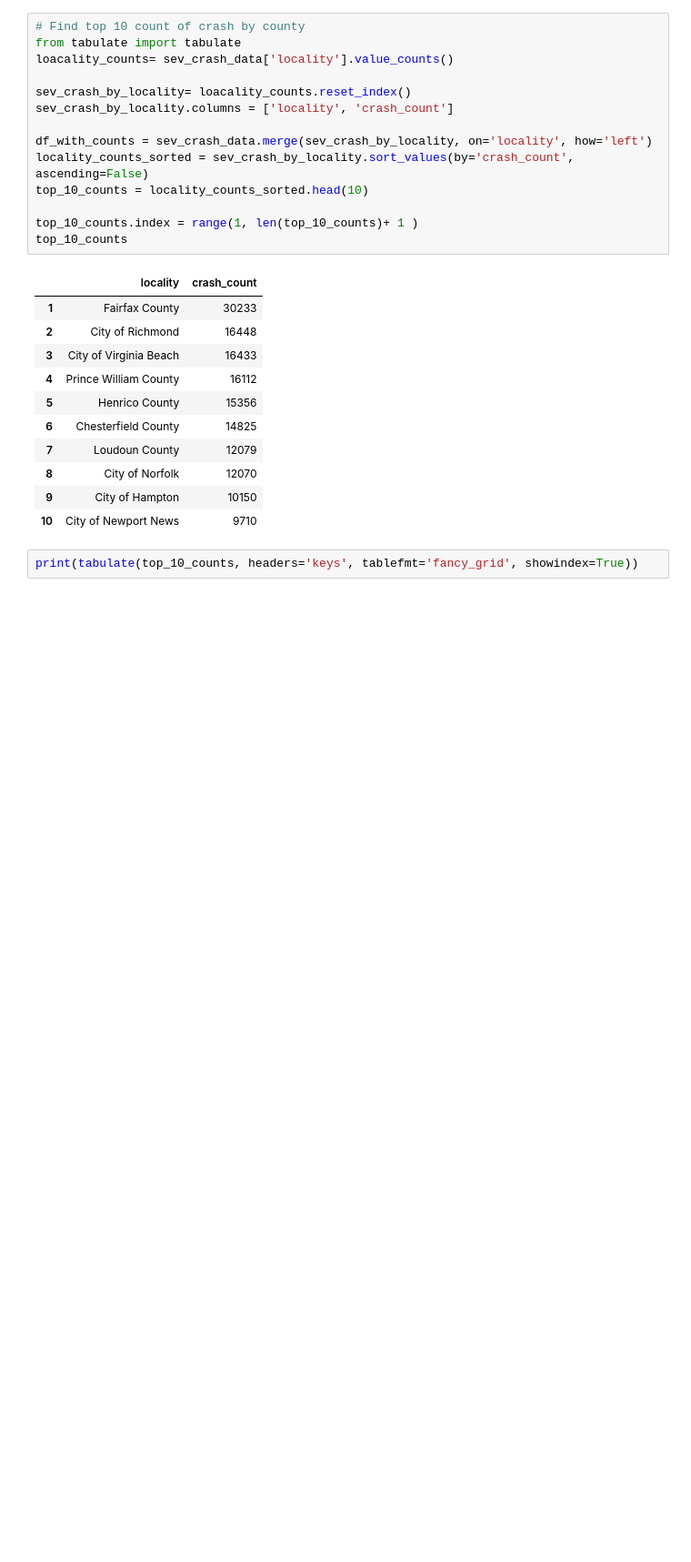
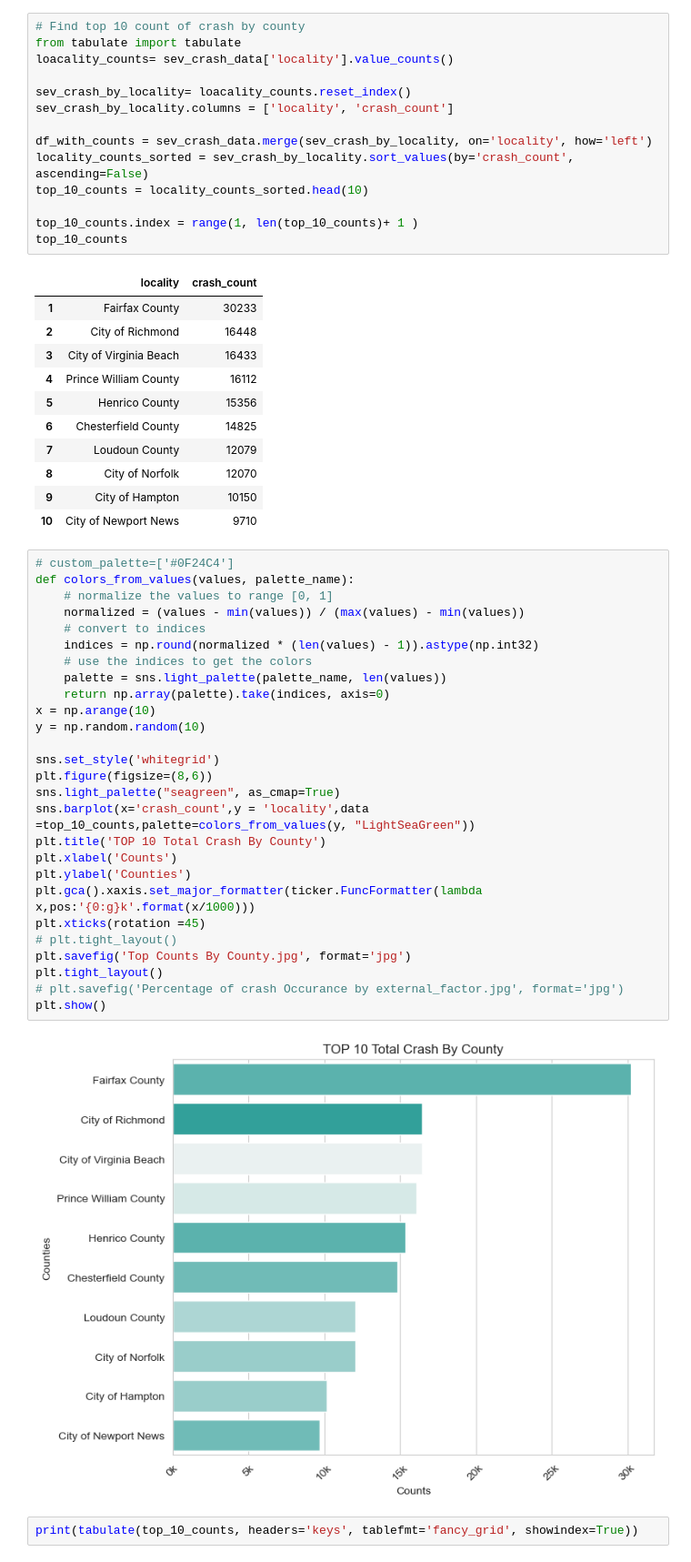
Before and after one commit to Eliab16/VDOT-crash-analysis, a Jupyter notebook: notebooks/Map.ipynb, the cells around one changed output. Shown at 91% size. Drawn from its saved outputs; the diff is of its cells as text; blank space fills up the shorter version.

```diff
--- a/notebooks/Map.ipynb
+++ b/notebooks/Map.ipynb
@@ -224,6 +247,35 @@ top_10_counts
 | 8 | City of Norfolk | 12070 |
 | 9 | City of Hampton | 10150 |
 | 10 | City of Newport News | 9710 |
+# %%
+# custom_palette=['#0F24C4']
+def colors_from_values(values, palette_name):
+    # normalize the values to range [0, 1]
+    normalized = (values - min(values)) / (max(values) - min(values))
+    # convert to indices
+    indices = np.round(normalized * (len(values) - 1)).astype(np.int32)
+    # use the indices to get the colors
+    palette = sns.light_palette(palette_name, len(values))
+    return np.array(palette).take(indices, axis=0)
+x = np.arange(10)
+y = np.random.random(10)
+
+sns.set_style('whitegrid')
+plt.figure(figsize=(8,6))
+sns.light_palette("seagreen", as_cmap=True)
+sns.barplot(x='crash_count',y = 'locality',data =top_10_counts,palette=colors_from_values(y, "LightSeaGreen"))
+plt.title('TOP 10 Total Crash By County')
+plt.xlabel('Counts')
+plt.ylabel('Counties')
+plt.gca().xaxis.set_major_formatter(ticker.FuncFormatter(lambda x,pos:'{0:g}k'.format(x/1000)))
+plt.xticks(rotation =45)
+# plt.tight_layout()
+plt.savefig('Top Counts By County.jpg', format='jpg')
+plt.tight_layout()
+# plt.savefig('Percentage of crash Occurance by external_factor.jpg', format='jpg')
+plt.show()
+# %% [output]
+[figure, added]
 # %%
 print(tabulate(top_10_counts, headers='keys', tablefmt='fancy_grid', showindex=True))
 # %% [output]
```
Also changed, not shown: parts of 15 cells of this notebook.
